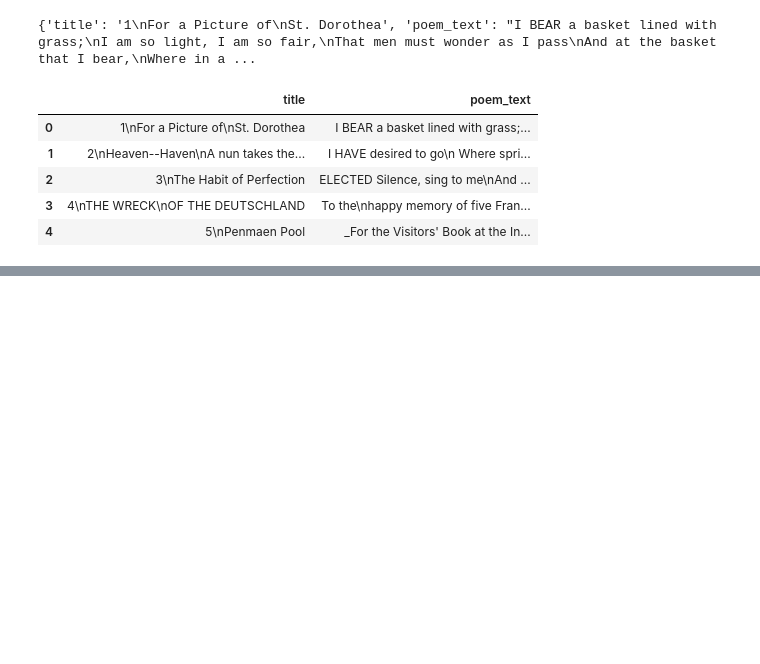
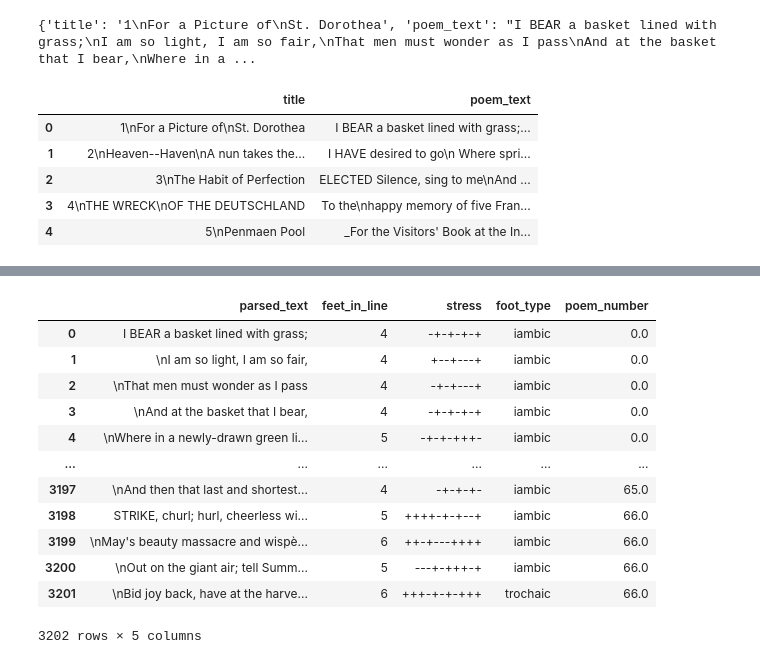
Before and after one commit to isabellesakelaris/info664, a Jupyter notebook: notebooks/Final_Project/working_file.ipynb, the cells around one changed output, grey strips where cells are left out. Drawn from its saved outputs; the diff is of its cells as text; code cells hidden in the pictures; blank space fills up the shorter version.

```diff
--- a/notebooks/Final_Project/working_file.ipynb
+++ b/notebooks/Final_Project/working_file.ipynb
@@ -170,0 +186,28 @@ parsed_line_df
+# %%
+poem_numbers = []
+for index, row in parsed_line_df.iterrows():
+    line = row["parsed_text"]
+    poem_number = None
+    for i, p in enumerate(parsed_df["parsed_text"]):
+        if line in p:
+            poem_number = i
+            break
+    poem_numbers.append(poem_number)
+
+parsed_line_df["poem_number"] = poem_numbers
+# %%
+parsed_line_df
+# %% [output]
+|  | parsed_text | feet_in_line | stress | foot_type | poem_number |
+| 0 | I BEAR a basket lined with grass; | 4 | -+-+-+-+ | iambic | 0.0 |
+| 1 | \nI am so light, I am so fair, | 4 | +--+---+ | iambic | 0.0 |
+| 2 | \nThat men must wonder as I pass | 4 | -+-+---+ | iambic | 0.0 |
+| 3 | \nAnd at the basket that I bear, | 4 | -+-+-+-+ | iambic | 0.0 |
+| 4 | \nWhere in a newly-drawn green li... | 5 | -+-+-+++- | iambic | 0.0 |
+| ... | ... | ... | ... | ... | ... |
+| 3197 | \nAnd then that last and shortest... | 4 | -+-+-+- | iambic | 65.0 |
+| 3198 | STRIKE, churl; hurl, cheerless wi... | 5 | ++++-+-+--+ | iambic | 66.0 |
+| 3199 | \nMay's beauty massacre and wispè... | 6 | ++-+---++++ | iambic | 66.0 |
+| 3200 | \nOut on the giant air; tell Summ... | 5 | ---+-+++-+ | iambic | 66.0 |
+| 3201 | \nBid joy back, have at the harve... | 6 | +++-+-+-+++ | trochaic | 66.0 |
+3202 rows × 5 columns
```
Also changed, not shown: parts of 20 cells of this notebook, 1 other file.
